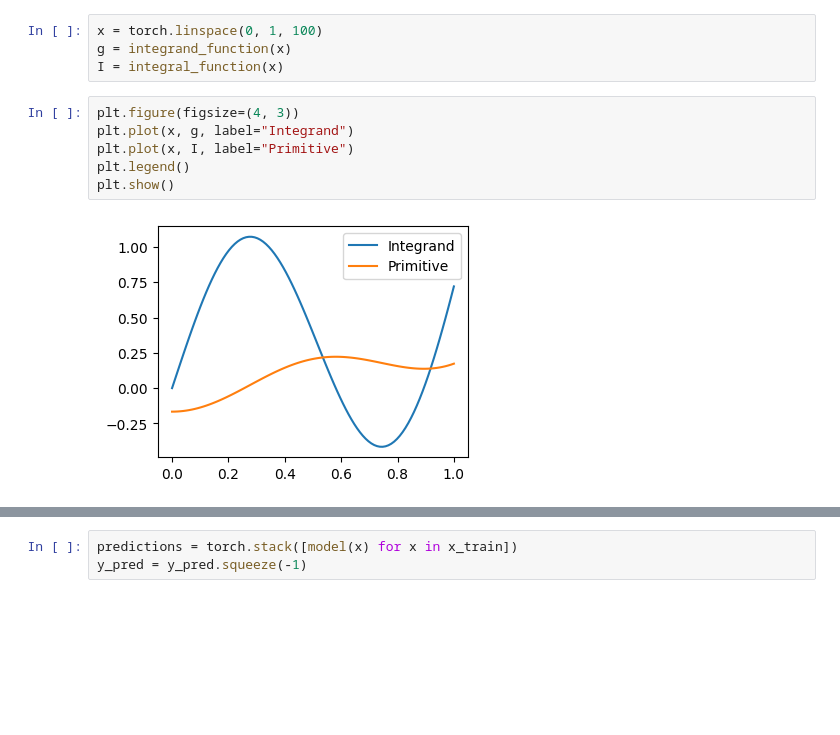
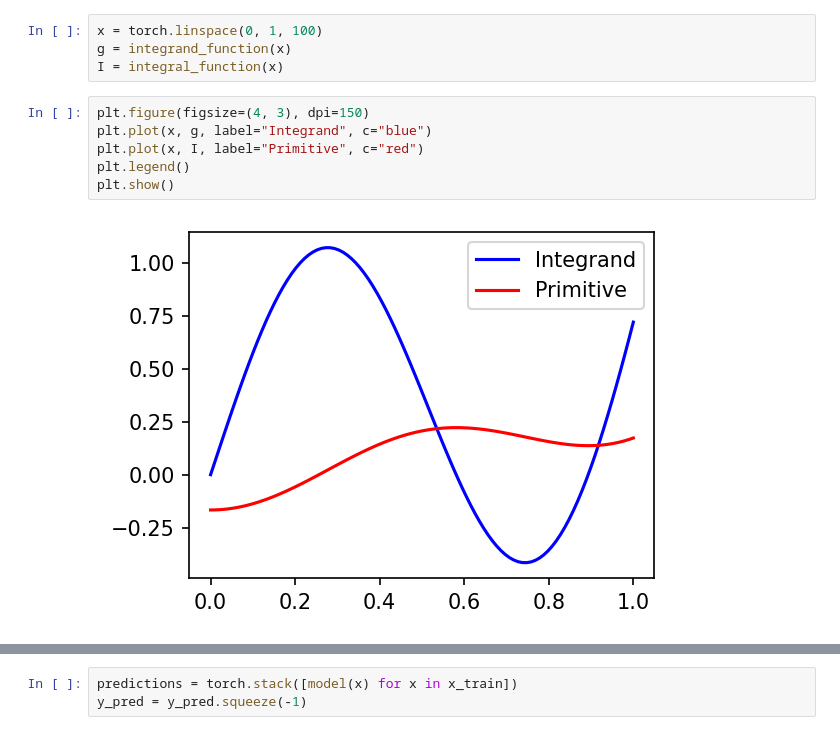
Before and after one commit to qiboteam/qiboml, a Jupyter notebook: tutorials/differentiate_wrt_data.ipynb, the cells around one changed output, grey strips where cells are left out. Saved outputs shown, nothing was run; the diff lists cells and outputs as text; blank space fills up the shorter version.

```diff
--- a/tutorials/differentiate_wrt_data.ipynb
+++ b/tutorials/differentiate_wrt_data.ipynb
@@ -23,11 +23,11 @@ x = torch.linspace(0, 1, 100)
 g = integrand_function(x)
 I = integral_function(x)
 # %%
-plt.figure(figsize=(4, 3))
-plt.plot(x, g, label="Integrand")
-plt.plot(x, I, label="Primitive")
+plt.figure(figsize=(4, 3), dpi=150)
+plt.plot(x, g, label="Integrand", c="blue")
+plt.plot(x, I, label="Primitive", c="red")
 plt.legend()
 plt.show()
 # %% [output]
-[figure, old version]
+[figure, new version]
 # %%
```
Also changed, not shown: parts of 1 cell of this notebook, 1 other file.
